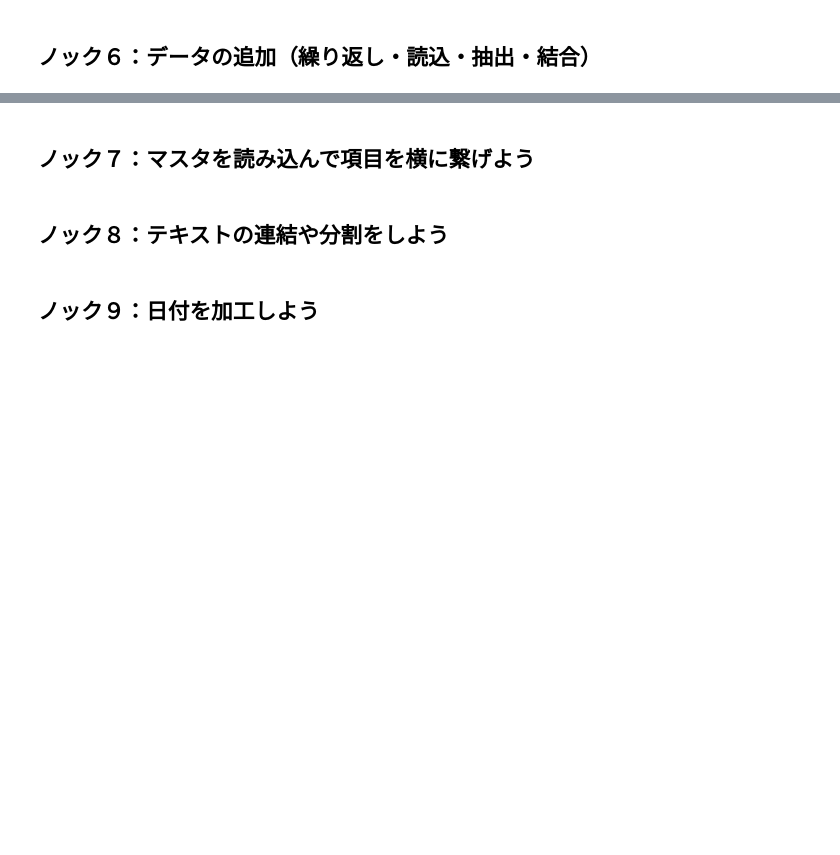
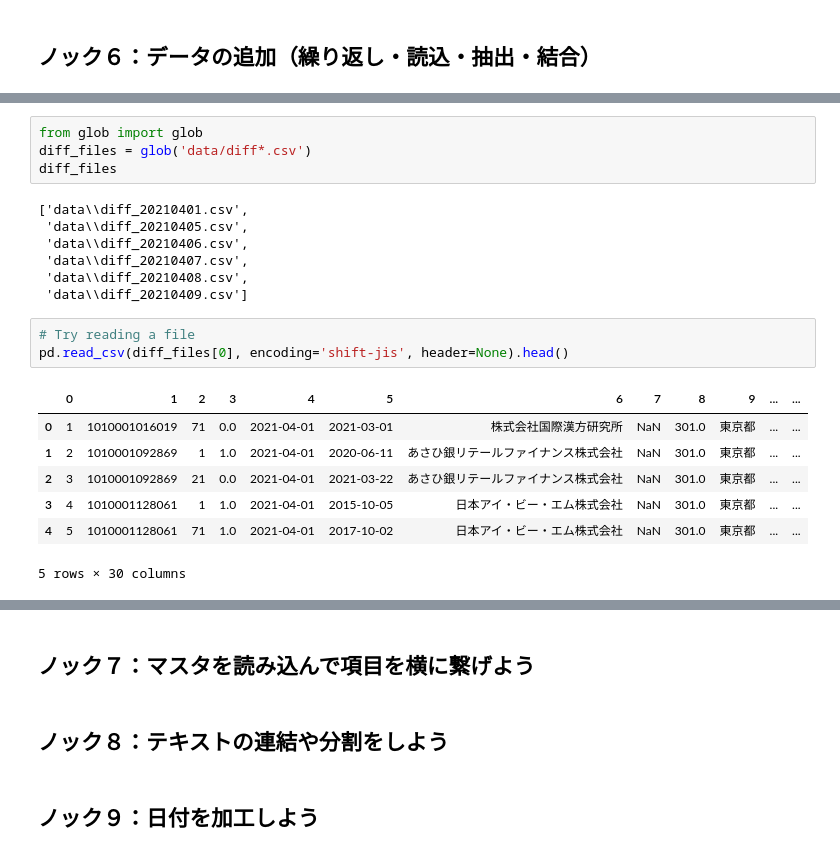
Before and after one commit to BP-Test/01_python_100knock_visualization, a Jupyter notebook: chapter-1/src/1章.ipynb, the cells around one changed output, grey strips where cells are left out. Cells and saved outputs as stored; diff of their text form; blank space fills up the shorter version.

```diff
--- a/chapter-1/src/1章.ipynb
+++ b/chapter-1/src/1章.ipynb
@@ -217,0 +265,22 @@ dtype: float64
+# %%
+from glob import glob
+diff_files = glob('data/diff*.csv')
+diff_files
+# %% [output]
+['data\\diff_20210401.csv',
+ 'data\\diff_20210405.csv',
+ 'data\\diff_20210406.csv',
+ 'data\\diff_20210407.csv',
+ 'data\\diff_20210408.csv',
+ 'data\\diff_20210409.csv']
+# %%
+# Try reading a file
+pd.read_csv(diff_files[0], encoding='shift-jis', header=None).head()
+# %% [output]
+|  | 0 | 1 | 2 | 3 | 4 | 5 | 6 | 7 | 8 | 9 | ... | ... |
+| 0 | 1 | 1010001016019 | 71 | 0.0 | 2021-04-01 | 2021-03-01 | 株式会社国際漢方研究所 | NaN | 301.0 | 東京都 | ... | ... |
+| 1 | 2 | 1010001092869 | 1 | 1.0 | 2021-04-01 | 2020-06-11 | あさひ銀リテールファイナンス株式会社 | NaN | 301.0 | 東京都 | ... | ... |
+| 2 | 3 | 1010001092869 | 21 | 0.0 | 2021-04-01 | 2021-03-22 | あさひ銀リテールファイナンス株式会社 | NaN | 301.0 | 東京都 | ... | ... |
+| 3 | 4 | 1010001128061 | 1 | 1.0 | 2021-04-01 | 2015-10-05 | 日本アイ・ビー・エム株式会社 | NaN | 301.0 | 東京都 | ... | ... |
+| 4 | 5 | 1010001128061 | 71 | 1.0 | 2021-04-01 | 2017-10-02 | 日本アイ・ビー・エム株式会社 | NaN | 301.0 | 東京都 | ... | ... |
+5 rows × 30 columns
```
Also changed, not shown: parts of 30 cells of this notebook.
